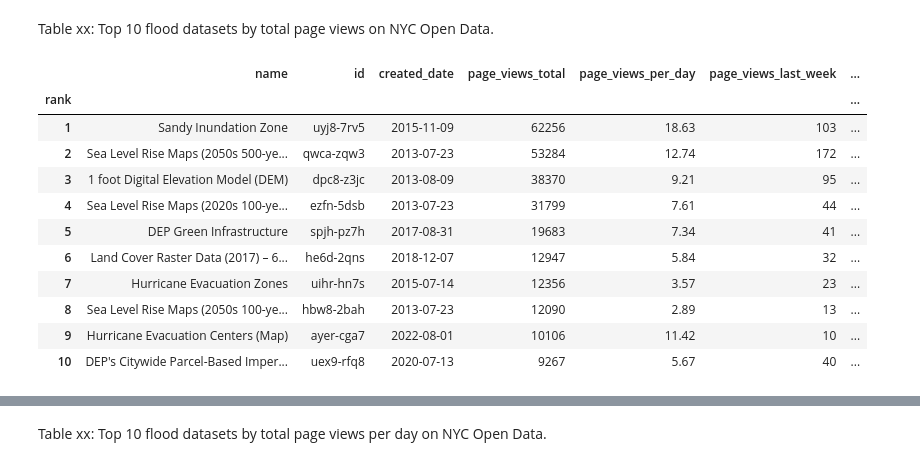
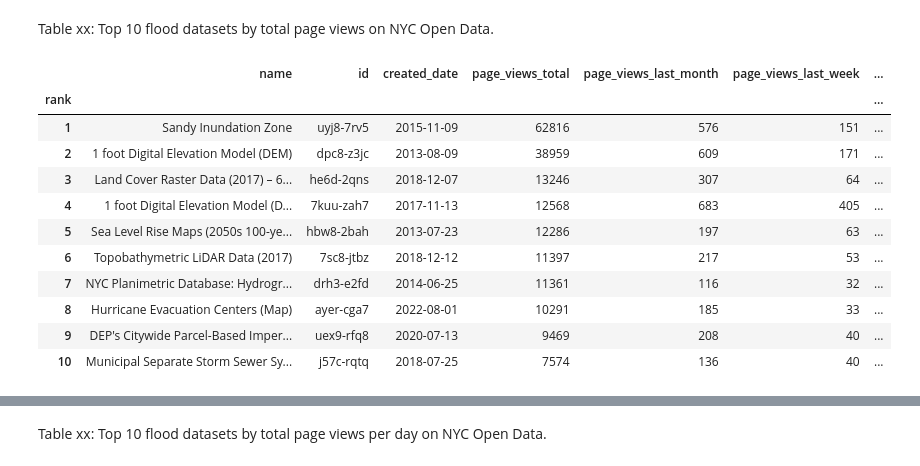
Before and after one commit to mebauer/nyc-flood-data, a Jupyter notebook: notebooks/metadata-analysis.ipynb, the cells around one changed output, grey strips where cells are left out. Cells and saved outputs as stored; diff of their text form; code cells hidden in the pictures.

```diff
--- a/notebooks/metadata-analysis.ipynb
+++ b/notebooks/metadata-analysis.ipynb
@@ -219,9 +219,6 @@ metadata_df['page_views_per_day'] = round(metadata_df['page_views_total'] / meta
 metadata_df['downloads_and_views'] = metadata_df['download_count'] + metadata_df['page_views_total']
 metadata_df['downloads_and_views_per_day'] = round(metadata_df['downloads_and_views'] / metadata_df['days_elapsed'], 2)
 
-metadata_df['downloads_and_views_avg'] = round((metadata_df['download_count'] + metadata_df['page_views_total']) / 2, 2)
-metadata_df['downloads_and_views_per_day_avg'] = round((metadata_df['download_per_day'] + metadata_df['page_views_per_day']) / 2, 2)
-
 # preview data
 metadata_df.head()
 # %% [output]
@@ -432,24 +429,23 @@ Table xx: Top 10 flood datasets by total page views on NYC Open Data.
 # %%
 cols  = [
     'name', 'id', 'created_date',
-    'page_views_total',
-    'page_views_per_day', 'page_views_last_week',
-    'page_views_last_month'
+    'page_views_total', 'page_views_last_month',
+    'page_views_last_week', 'page_views_per_day'
 ]
 
 views_df = table(df, sort_by='page_views_total', columns=cols)
 
 views_df
 # %% [output]
-|  | name | id | created_date | page_views_total | page_views_per_day | page_views_last_week | ... |
+|  | name | id | created_date | page_views_total | page_views_last_month | page_views_last_week | ... |
 | rank |  |  |  |  |  |  | ... |
-| 1 | Sandy Inundation Zone | uyj8-7rv5 | 2015-11-09 | 62256 | 18.63 | 103 | ... |
-| 2 | Sea Level Rise Maps (2050s 500-ye... | qwca-zqw3 | 2013-07-23 | 53284 | 12.74 | 172 | ... |
-| 3 | 1 foot Digital Elevation Model (DEM) | dpc8-z3jc | 2013-08-09 | 38370 | 9.21 | 95 | ... |
-| 4 | Sea Level Rise Maps (2020s 100-ye... | ezfn-5dsb | 2013-07-23 | 31799 | 7.61 | 44 | ... |
-| 5 | DEP Green Infrastructure | spjh-pz7h | 2017-08-31 | 19683 | 7.34 | 41 | ... |
-| 6 | Land Cover Raster Data (2017) – 6... | he6d-2qns | 2018-12-07 | 12947 | 5.84 | 32 | ... |
-| 7 | Hurricane Evacuation Zones | uihr-hn7s | 2015-07-14 | 12356 | 3.57 | 23 | ... |
-| 8 | Sea Level Rise Maps (2050s 100-ye... | hbw8-2bah | 2013-07-23 | 12090 | 2.89 | 13 | ... |
-| 9 | Hurricane Evacuation Centers (Map) | ayer-cga7 | 2022-08-01 | 10106 | 11.42 | 10 | ... |
-| 10 | DEP's Citywide Parcel-Based Imper... | uex9-rfq8 | 2020-07-13 | 9267 | 5.67 | 40 | ... |
+| 1 | Sandy Inundation Zone | uyj8-7rv5 | 2015-11-09 | 62816 | 576 | 151 | ... |
+| 2 | 1 foot Digital Elevation Model (DEM) | dpc8-z3jc | 2013-08-09 | 38959 | 609 | 171 | ... |
+| 3 | Land Cover Raster Data (2017) – 6... | he6d-2qns | 2018-12-07 | 13246 | 307 | 64 | ... |
+| 4 | 1 foot Digital Elevation Model (D... | 7kuu-zah7 | 2017-11-13 | 12568 | 683 | 405 | ... |
+| 5 | Sea Level Rise Maps (2050s 100-ye... | hbw8-2bah | 2013-07-23 | 12286 | 197 | 63 | ... |
+| 6 | Topobathymetric LiDAR Data (2017) | 7sc8-jtbz | 2018-12-12 | 11397 | 217 | 53 | ... |
+| 7 | NYC Planimetric Database: Hydrogr... | drh3-e2fd | 2014-06-25 | 11361 | 116 | 32 | ... |
+| 8 | Hurricane Evacuation Centers (Map) | ayer-cga7 | 2022-08-01 | 10291 | 185 | 33 | ... |
+| 9 | DEP's Citywide Parcel-Based Imper... | uex9-rfq8 | 2020-07-13 | 9469 | 208 | 40 | ... |
+| 10 | Municipal Separate Storm Sewer Sy... | j57c-rqtq | 2018-07-25 | 7574 | 136 | 40 | ... |
```
Also changed, not shown: parts of 38 cells of this notebook, 3 other files.
